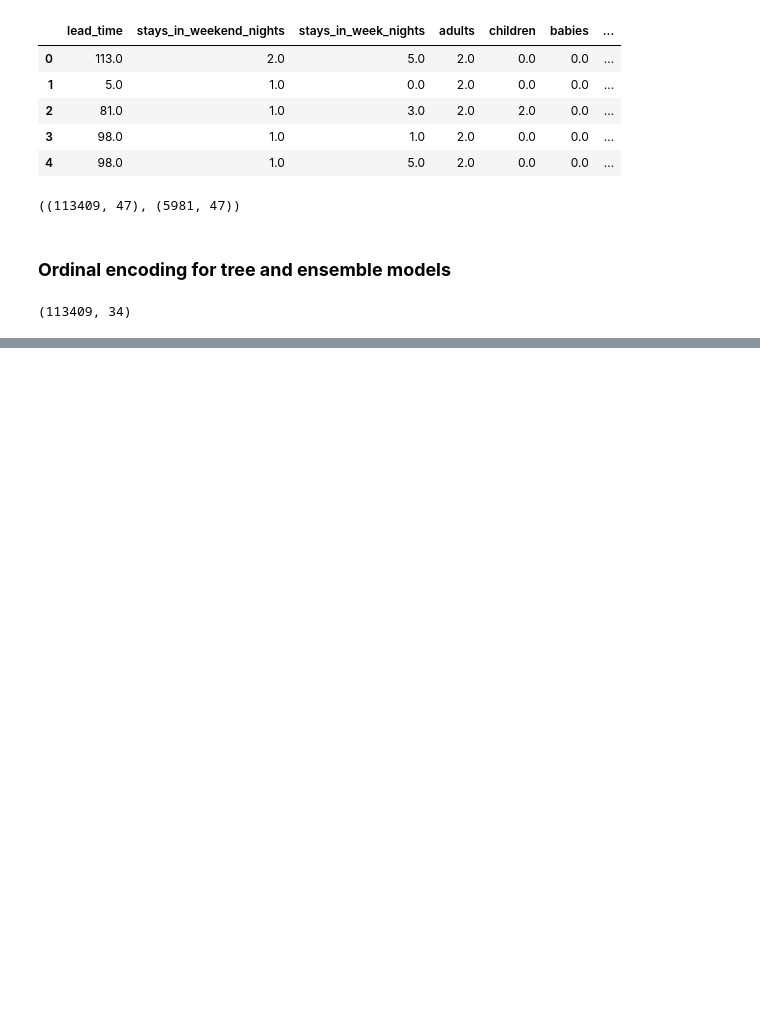
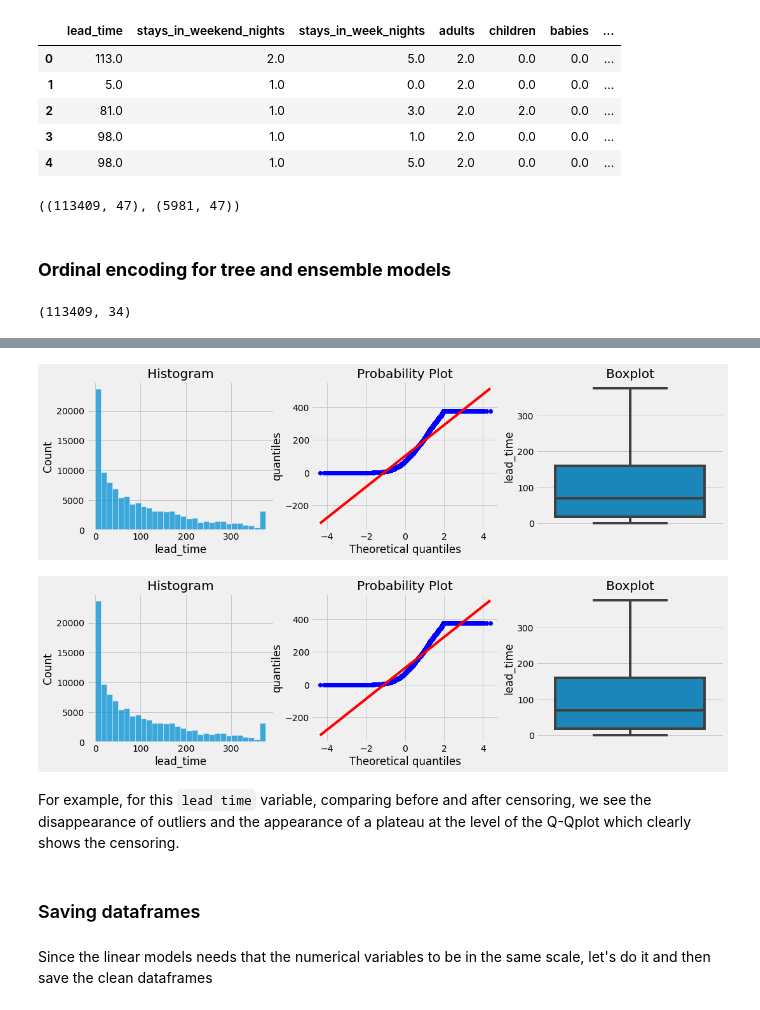
Before and after one commit to dajebbar/zoomcampML, a Jupyter notebook: midTermproject/notebook.ipynb, the cells around one changed output, grey strips where cells are left out. Saved outputs shown, nothing was run; the diff lists cells and outputs as text; code cells hidden in the pictures; blank space fills up the shorter version.

Commit message:
save dfs

```diff
--- a/midTermproject/notebook.ipynb
+++ b/midTermproject/notebook.ipynb
@@ -1210,0 +1334,11 @@ df_train.shape
+# %%
+from feature_engine.outliers import Winsorizer
+
+# create the capper
+
+windsoriser = Winsorizer(capping_method='iqr', # choose iqr for IQR rule boundaries or gaussian for mean and std
+                          tail='both', # cap left, right or both tails
+                          fold=1.5,
+                          variables=numerical)
+
+windsoriser.fit(df_train[numerical])
@@ -1210,0 +1355,2 @@ df_train.shape
+# %%
+df_train_t = windsoriser.transform(df_train[numerical])
@@ -1210,0 +1395,18 @@ df_train.shape
+# %%
+df_train[numerical] = windsoriser.transform(df_train[numerical])
+df_test[numerical] = windsoriser.transform(df_test[numerical])
+
+df_train_ohe[numerical] = windsoriser.transform(df_train[numerical])
+df_test_ohe[numerical] = windsoriser.transform(df_test[numerical])
+# %%
+diagnostic_plots(df_train, numerical[0])
+diagnostic_plots(df_train_t, numerical[0])
+# %% [output]
+[figure, added]
+[figure, added]
+# %% [markdown]
+For example, for this `lead time` variable, comparing before and after censoring, we see the disappearance of outliers and the appearance of a plateau at the level of the Q-Qplot which clearly shows the censoring.
+# %% [markdown]
+### Saving dataframes
+# %% [markdown]
+Since the linear models needs that the numerical variables to be in the same scale, let's do it and then save the clean dataframes
```
Also changed, not shown: parts of 20 cells of this notebook.
